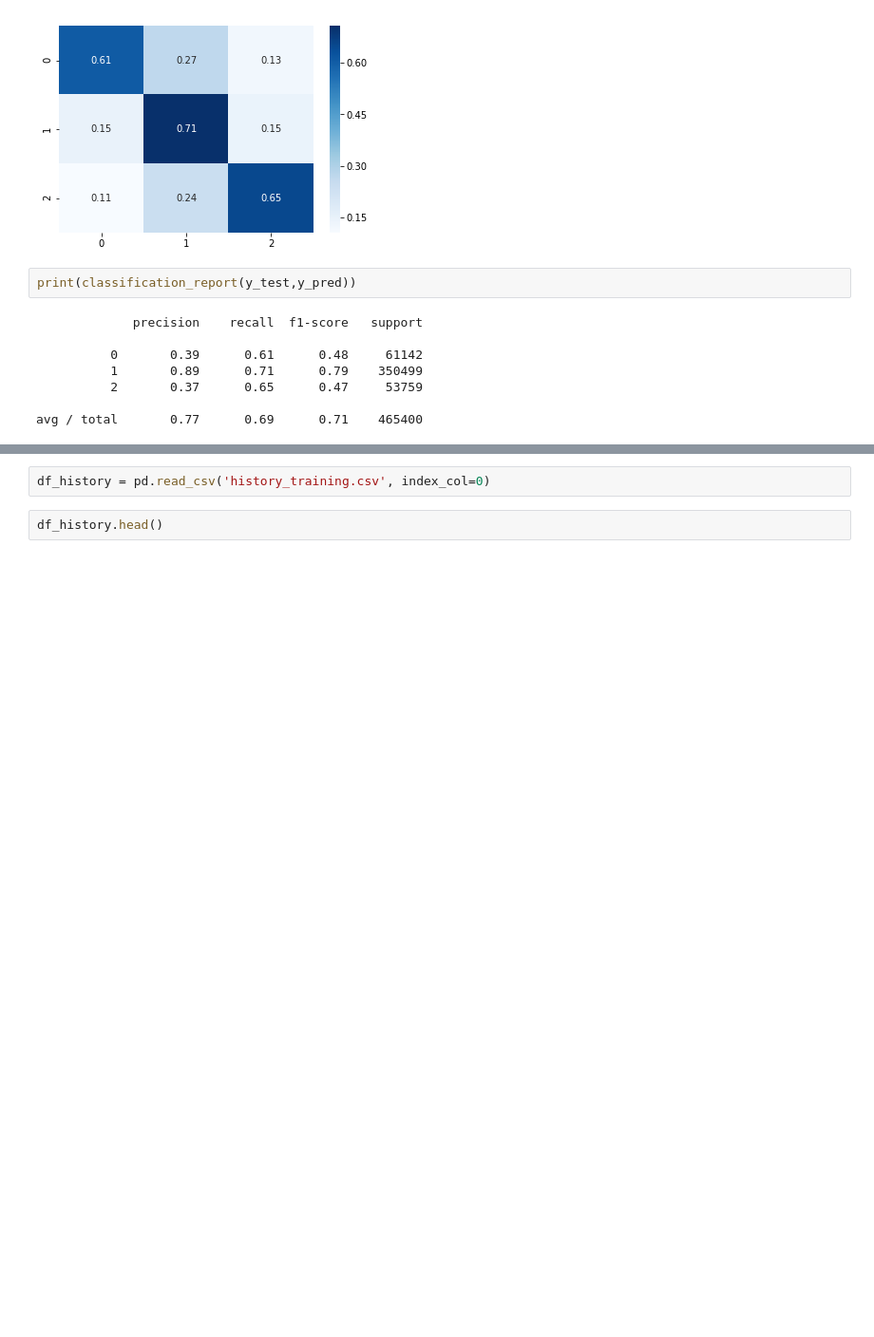
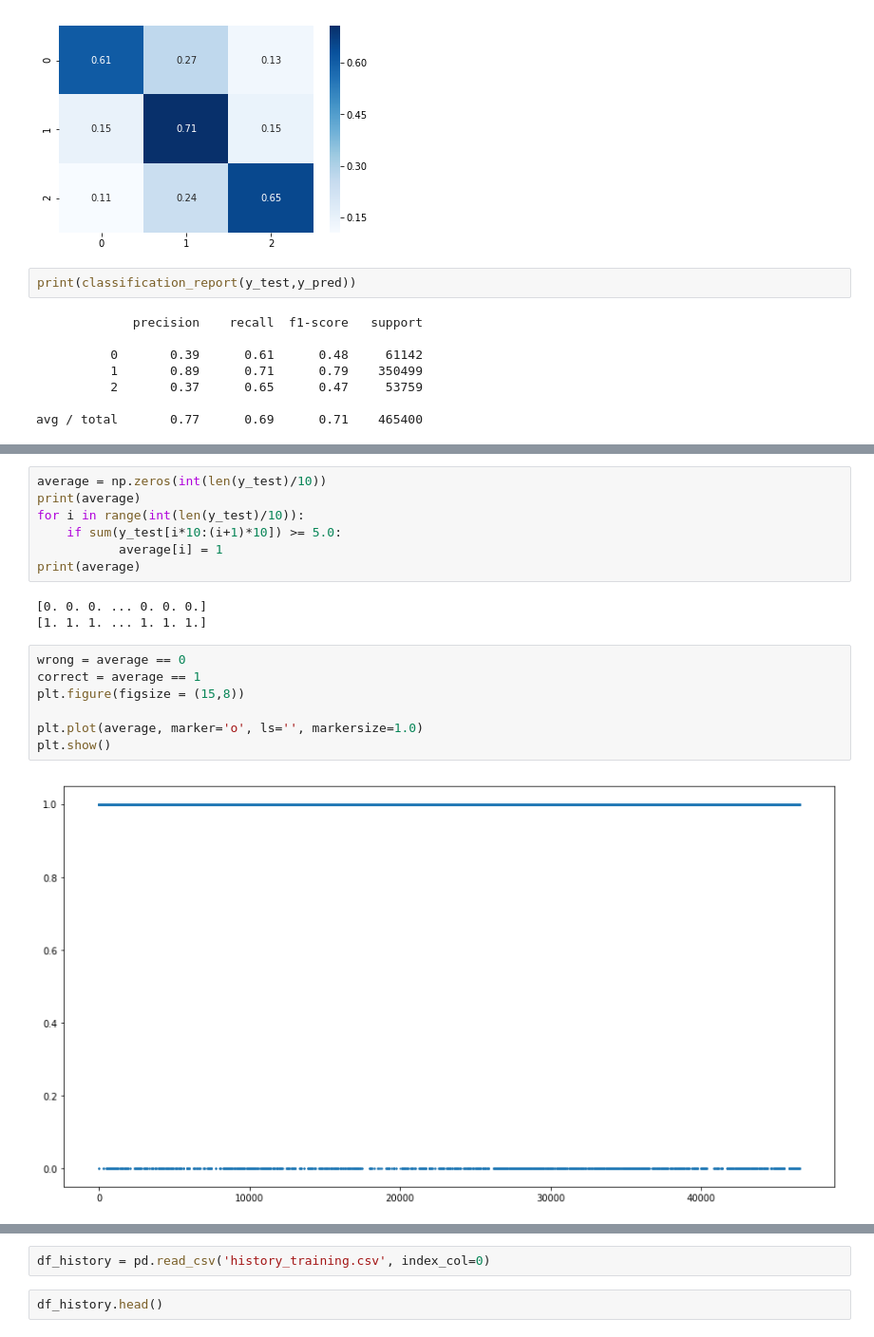
Before and after one commit to Globe-Research/deep-orderbook, a Jupyter notebook: CNN_Deeplearning_walkforward.ipynb, the cells around one changed output, grey strips where cells are left out. Shown: that part at 95% size. Saved outputs shown, nothing was run; the diff lists cells and outputs as text; blank space fills up the shorter version.

```diff
--- a/CNN_Deeplearning_walkforward.ipynb
+++ b/CNN_Deeplearning_walkforward.ipynb
@@ -385,0 +447,19 @@ avg / total       0.77      0.69      0.71    465400
+# %%
+average = np.zeros(int(len(y_test)/10))
+print(average)
+for i in range(int(len(y_test)/10)):
+    if sum(y_test[i*10:(i+1)*10]) >= 5.0:
+           average[i] = 1
+print(average)
+# %% [output]
+[0. 0. 0. ... 0. 0. 0.]
+[1. 1. 1. ... 1. 1. 1.]
+# %%
+wrong = average == 0
+correct = average == 1
+plt.figure(figsize = (15,8))
+
+plt.plot(average, marker='o', ls='', markersize=1.0)
+plt.show()
+# %% [output]
+[figure, added]
```
Also changed, not shown: parts of 10 cells of this notebook.
